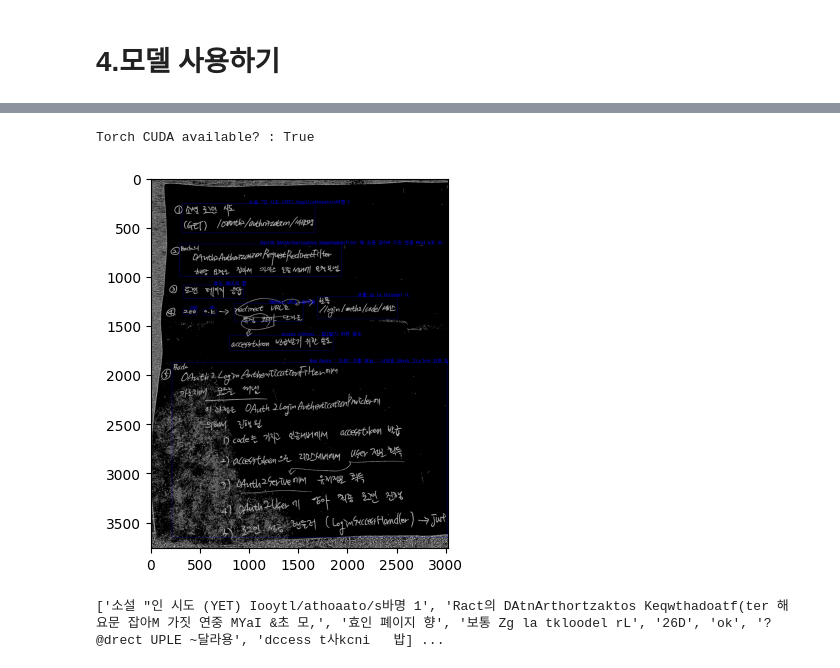
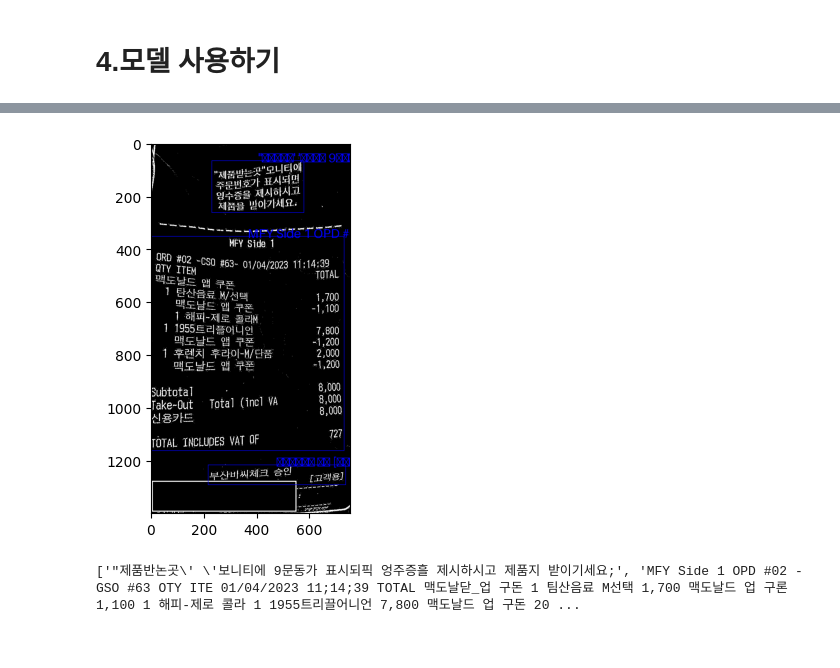
Before and after one commit to sonenhur/k5_AIProject, a Jupyter notebook: KorCustomModel.ipynb, the cells around one changed output, grey strips where cells are left out. Cells and saved outputs as stored; diff of their text form; code cells hidden in the pictures.

```diff
--- a/KorCustomModel.ipynb
+++ b/KorCustomModel.ipynb
@@ -228,8 +309,3 @@ bbox:  [[340, 966], [494, 966], [494, 990], [340, 990]]
-# %%
-import torch
-print(f"Torch CUDA available? : {torch.cuda.is_available()}")
-# %% [output]
-Torch CUDA available? : True
 # %%
 import cv2
 import easyocr
@@ -239,41 +315,42 @@ import matplotlib.pyplot as plt
 from PIL import ImageFont, ImageDraw, Image
 
 reader = easyocr.Reader(["ko", "en"], gpu=True)
 result = reader.readtext(
-    "C:/workspace_project/AIproject/ocr-preprocessor-main/IMG_2129_preprocessed.jpg",
-    paragraph=True
+    "C:/workspace_project/AIproject/ocr-preprocessor-main/img_preprocessed.jpg",
+    paragraph=True,
 )
 result2 = reader.readtext(
-    "C:/workspace_project/AIproject/ocr-preprocessor-main/IMG_2129_preprocessed.jpg",
+    "C:/workspace_project/AIproject/ocr-preprocessor-main/img_preprocessed.jpg",
     detail=0,
-    paragraph=True
+    paragraph=True,
 )
 
 img = cv2.imread(
-    "C:/workspace_project/AIproject/ocr-preprocessor-main/IMG_2129_preprocessed.jpg"
+    "C:/workspace_project/AIproject/ocr-preprocessor-main/img_preprocessed.jpg"
 )
 
 img = Image.fromarray(img)
 
-font = ImageFont.truetype('C:/Windows/Fonts/D2Coding-Ver1.3.2-20180524-all.ttc', 48)
+font = ImageFont.load_default()
+font = font.font_variant(size=48)
 
 draw = ImageDraw.Draw(img)
 
 for i in result:
     x = i[0][0][0]
     y = i[0][0][1]
     w = i[0][1][0] - i[0][0][0]
     h = i[0][2][1] - i[0][1][1]
 
     draw.rectangle(((x, y), (x + w, y + h)), outline="blue", width=2)
     draw.text((int((x + x + w) / 2), y - 40), str(i[1]), font=font, fill="blue")
 
 plt.imshow(img)
 plt.show()
 print(result2)
 # %% [output]
-[figure, old version]
+[figure, new version]
-['소설 "인 시도 (YET) Iooytl/athoaato/s바명 1', 'Ract의 DAtnArthortzaktos Keqwthadoatf(ter 해 요문 잡아M 가짓 연중 MYaI &초 모,', '효인 폐이지 향', '보통 Zg la tkloodel rL', '26D', 'ok', '?@drect UPLE ~달라용', 'dccess t사kcni   밥] ...
+['"제품반논곳\' \'보니티에 9문동가 표시되픽 엉주증흘 제시하시고 제품지 받이기세요;', 'MFY Side 1 OPD #02 -GSO #63 OTY ITE 01/04/2023 11;14;39 TOTAL 맥도날닫_업 구돈 1 팀산음료 M선택 1,700 맥도날드 업 구론 1,100 1 해피-제로 콜라 1 1955트리끌어니언 7,800 맥도날드 업 구돈 20 ...
 # %%
 import os
 os.chdir('C:/workspace_project/AIproject/ocr-preprocessor-main')
```
Also changed, not shown: parts of 26 cells of this notebook, 3 other files.
